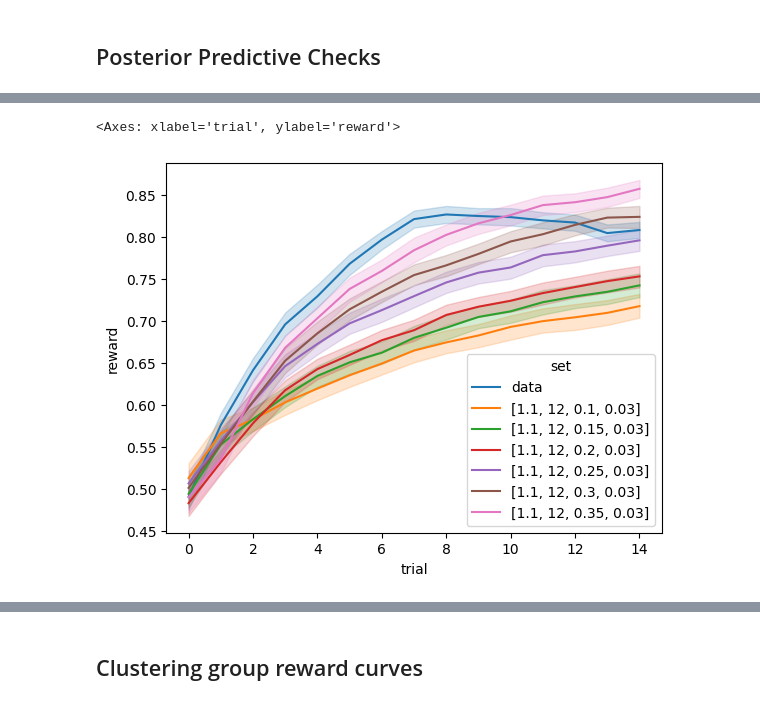
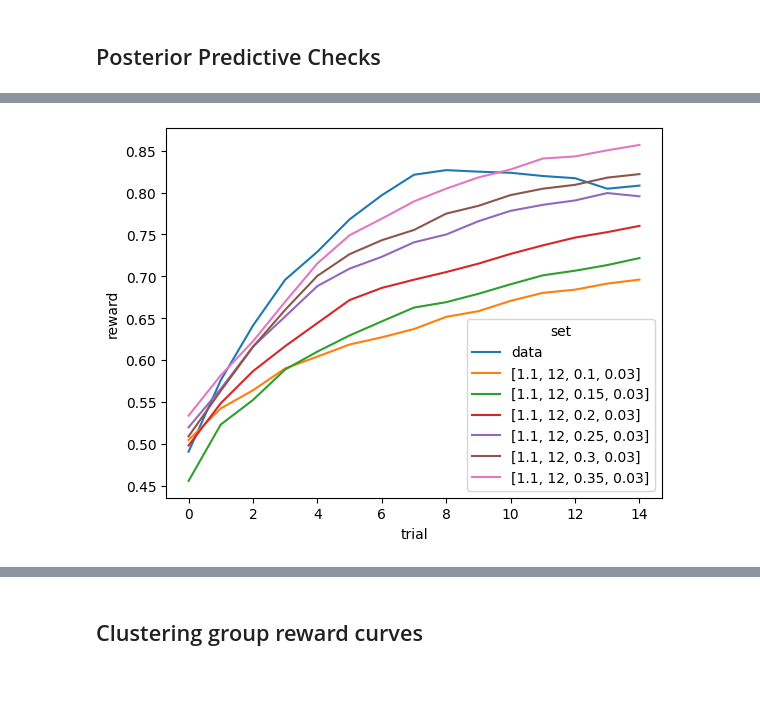
Before and after one commit to vagechirkov/Spatial-MAB-ABM, a Jupyter notebook: abm/sbi_pipeline.ipynb, the cells around one changed output, grey strips where cells are left out. Saved outputs shown, nothing was run; the diff lists cells and outputs as text; code cells hidden in the pictures.

```diff
--- a/abm/sbi_pipeline.ipynb
+++ b/abm/sbi_pipeline.ipynb
@@ -69,6 +69,6 @@ prior
 # %% [output]
 BoxUniform(Uniform(low: torch.Size([4]), high: torch.Size([4])), 1)
 # %%
-theta = prior.sample((40_000,))
+theta = prior.sample((10_000,))
 theta
 # %% [output]
@@ -675,7 +598,7 @@ param_sets = [
 ]
 
 
-df_ppc = run_posterior_predictive(param_sets, None, n_sim=200, observed_data=subj_data_all, obs_label="data")
+df_ppc = run_posterior_predictive(param_sets, None, n_sim=3, observed_data=subj_data_all, obs_label="data")
 
-sns.lineplot(df_ppc, x="trial", y="reward", hue="set", errorbar="ci")
+sns.lineplot(df_ppc, x="trial", y="reward", hue="set", errorbar=None)
 # %% [output]
@@ -699,5 +606,4 @@ sns.lineplot(df_ppc, x="trial", y="reward", hue="set", errorbar="ci")
-<Axes: xlabel='trial', ylabel='reward'>
-[figure, old version]
+[figure, new version]
 # %%
 param_sets = [
     [1.1, 12,  0.33, 0.005],
```
Also changed, not shown: parts of 47 cells of this notebook.
